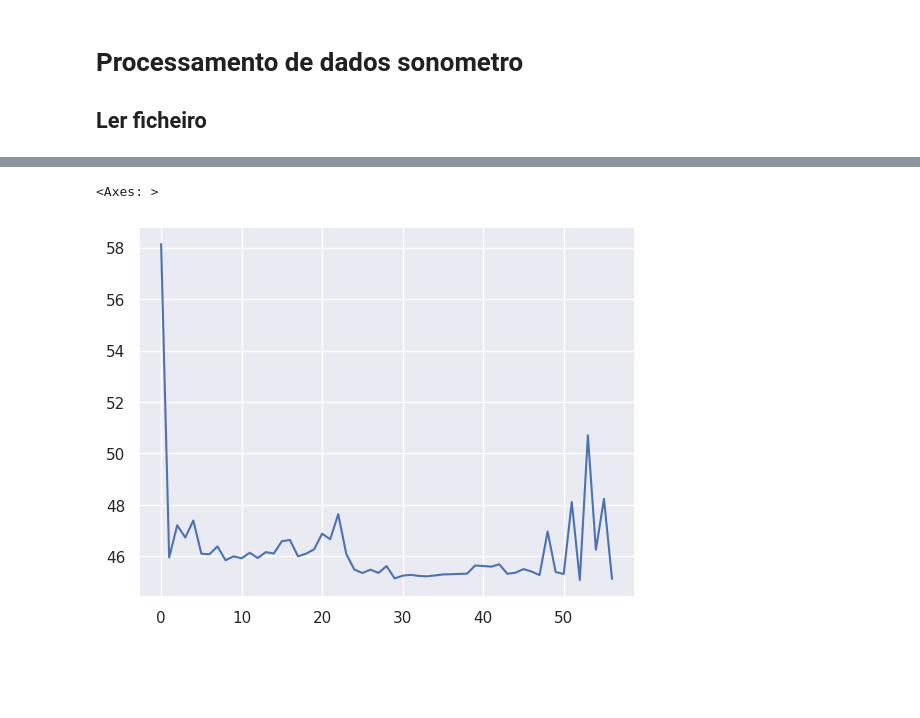
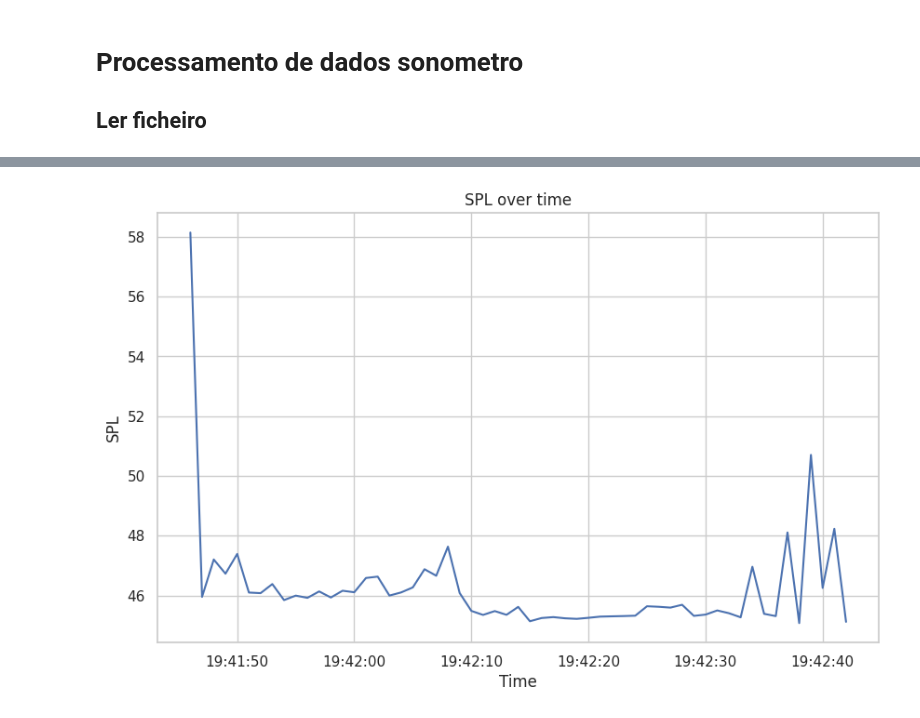
Before and after one commit to pcaires/m5stick-sonometer, a Jupyter notebook: data_processing/proc.ipynb, the cells around one changed output, grey strips where cells are left out. Cells and saved outputs as stored; diff of their text form; code cells hidden in the pictures; blank space fills up the shorter version.

Commit message:
data proc update

```diff
--- a/data_processing/proc.ipynb
+++ b/data_processing/proc.ipynb
@@ -54,12 +53,20 @@ Start date: 2024-11-15 19h40m57s
 Done!
-# %%
-# Import seaborn
-import seaborn as sns
-
-# Apply the default theme
-sns.set_theme()
-
-sns.lineplot(db_l)
-# %% [output]
-<Axes: >
-[figure, removed]
+# %%
+import matplotlib.pyplot as plt
+import pandas as pd
+import seaborn as sns
+
+# Convert to DataFrame
+df = pd.DataFrame(data)
+
+# Plot with Seaborn
+sns.set(style="whitegrid")
+plt.figure(figsize=(10, 6))
+sns.lineplot(x="Time", y="SPL", data=df)
+plt.title("SPL over time")
+
+plt.savefig("results/" + str(start_time) + ".svg", format="svg")
+
+df.to_csv("results/" + str(start_time) + ".csv", index=False)
+# %% [output]
+[figure, added]
```
Also changed, not shown: parts of 1 cell of this notebook, 2 other files.
